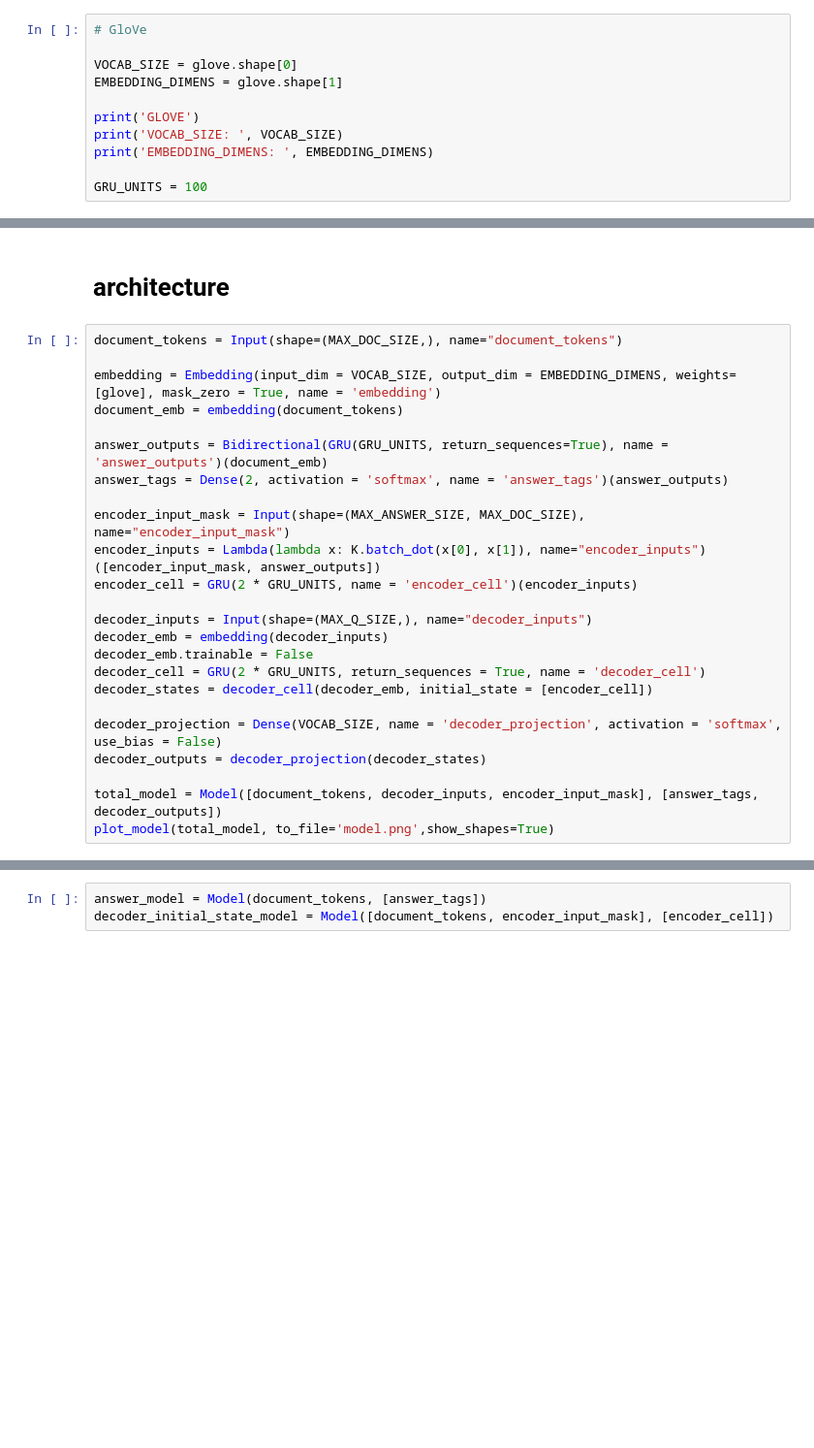
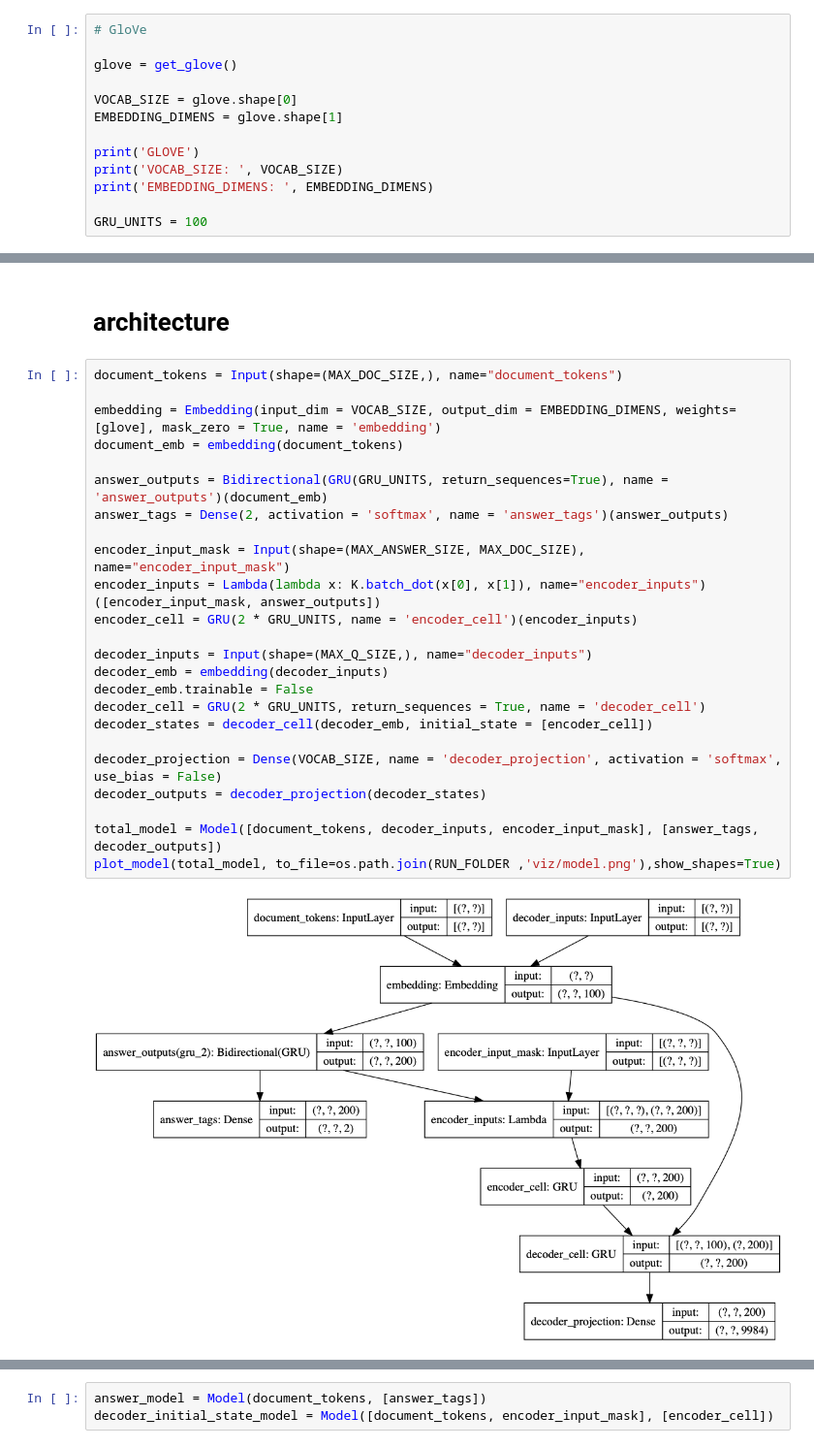
Before and after one commit to davidADSP/GDL_code, a Jupyter notebook: 06_02_qa_train.ipynb, the cells around one changed output, grey strips where cells are left out. Shown at 97% size. Cells and saved outputs as stored; diff of their text form; blank space fills up the shorter version.

Commit message:
making glove code a function

```diff
--- a/06_02_qa_train.ipynb
+++ b/06_02_qa_train.ipynb
@@ -57,5 +77,7 @@ print('question_output_tokens\n', t['question_output_tokens'][idx])
 # %%
 # GloVe
+
+glove = get_glove()
 
 VOCAB_SIZE = glove.shape[0]
 EMBEDDING_DIMENS = glove.shape[1]
@@ -76,26 +102,28 @@ MAX_Q_SIZE = None
 # %%
 document_tokens = Input(shape=(MAX_DOC_SIZE,), name="document_tokens")
 
 embedding = Embedding(input_dim = VOCAB_SIZE, output_dim = EMBEDDING_DIMENS, weights=[glove], mask_zero = True, name = 'embedding')
 document_emb = embedding(document_tokens)
 
 answer_outputs = Bidirectional(GRU(GRU_UNITS, return_sequences=True), name = 'answer_outputs')(document_emb)
 answer_tags = Dense(2, activation = 'softmax', name = 'answer_tags')(answer_outputs)
 
 encoder_input_mask = Input(shape=(MAX_ANSWER_SIZE, MAX_DOC_SIZE), name="encoder_input_mask")
 encoder_inputs = Lambda(lambda x: K.batch_dot(x[0], x[1]), name="encoder_inputs")([encoder_input_mask, answer_outputs])
 encoder_cell = GRU(2 * GRU_UNITS, name = 'encoder_cell')(encoder_inputs)
 
 decoder_inputs = Input(shape=(MAX_Q_SIZE,), name="decoder_inputs")
 decoder_emb = embedding(decoder_inputs)
 decoder_emb.trainable = False
 decoder_cell = GRU(2 * GRU_UNITS, return_sequences = True, name = 'decoder_cell')
 decoder_states = decoder_cell(decoder_emb, initial_state = [encoder_cell])
 
 decoder_projection = Dense(VOCAB_SIZE, name = 'decoder_projection', activation = 'softmax', use_bias = False)
 decoder_outputs = decoder_projection(decoder_states)
 
 total_model = Model([document_tokens, decoder_inputs, encoder_input_mask], [answer_tags, decoder_outputs])
-plot_model(total_model, to_file='model.png',show_shapes=True)
+plot_model(total_model, to_file=os.path.join(RUN_FOLDER ,'viz/model.png'),show_shapes=True)
+# %% [output]
+[figure, added]
 # %%
 decoder_emb.shape
```
Also changed, not shown: parts of 7 cells of this notebook, 3 other files.
